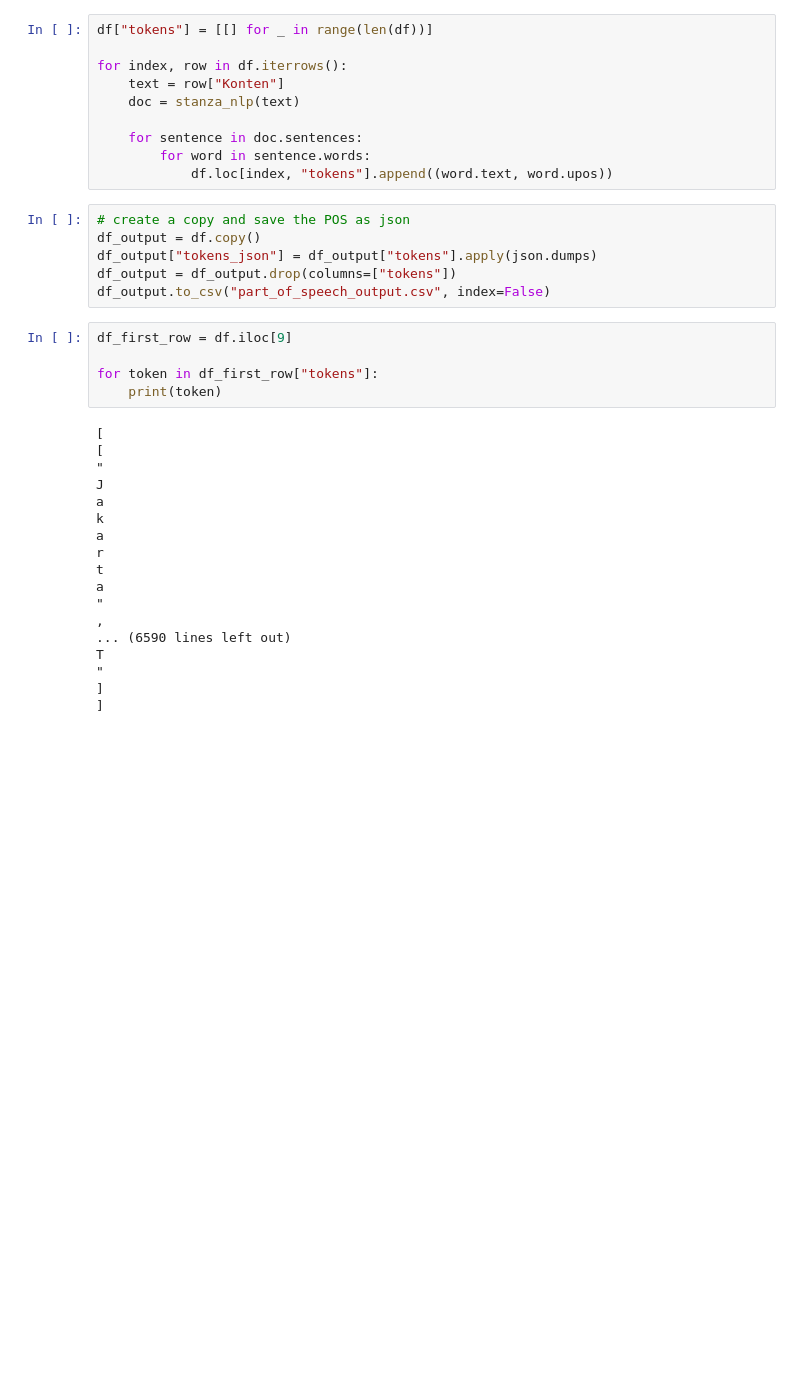
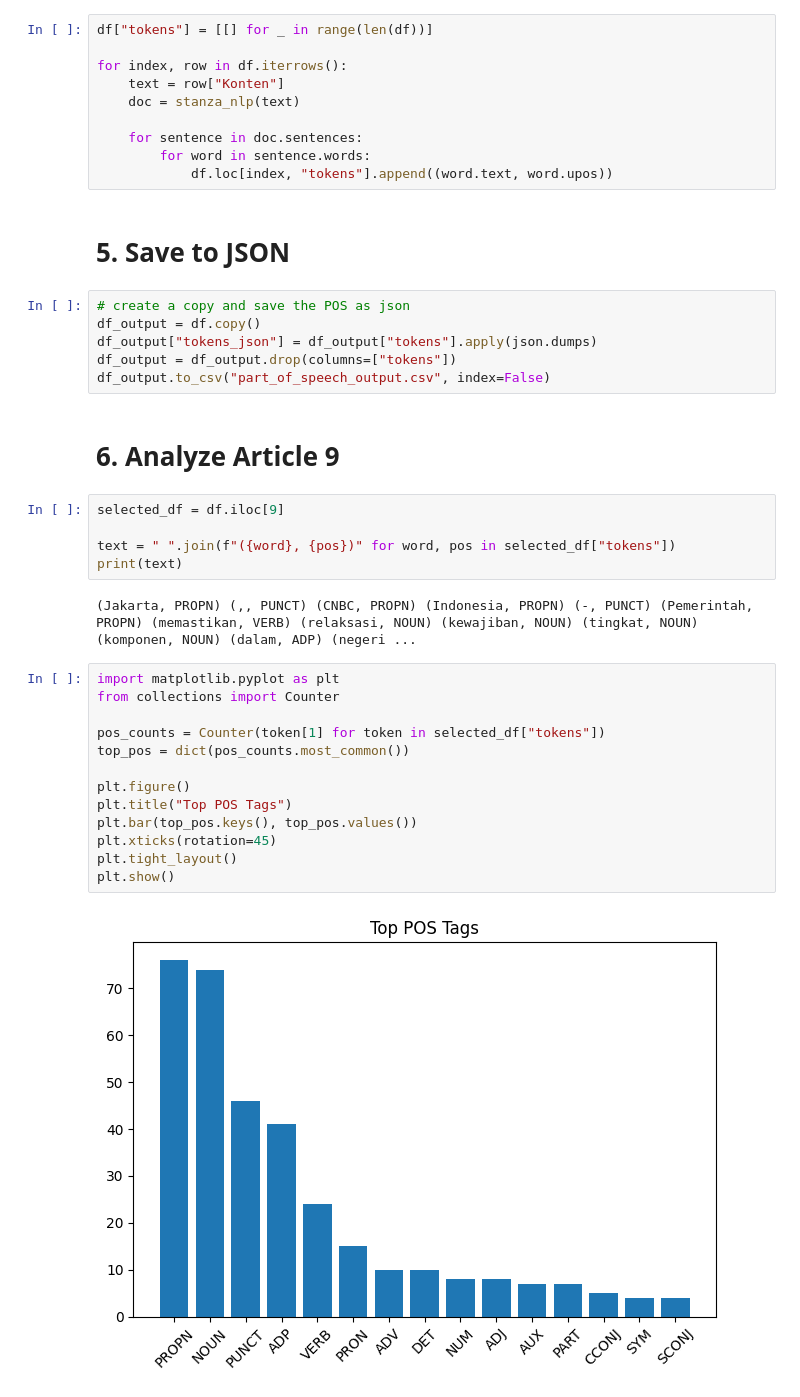
Before and after one commit to chiisana-riryi/kelompok-7-pba, a Jupyter notebook: week5/part_of_speech.ipynb, the cells around one changed output. Cells and saved outputs as stored; diff of their text form; blank space fills up the shorter version.

```diff
--- a/week5/part_of_speech.ipynb
+++ b/week5/part_of_speech.ipynb
@@ -70,32 +70,35 @@ for index, row in df.iterrows():
     for sentence in doc.sentences:
         for word in sentence.words:
             df.loc[index, "tokens"].append((word.text, word.upos))
+# %% [markdown]
+# 5. Save to JSON
 # %%
 # create a copy and save the POS as json
 df_output = df.copy()
 df_output["tokens_json"] = df_output["tokens"].apply(json.dumps)
 df_output = df_output.drop(columns=["tokens"])
 df_output.to_csv("part_of_speech_output.csv", index=False)
+# %% [markdown]
+# 6. Analyze Article 9
 # %%
-df_first_row = df.iloc[9]
+selected_df = df.iloc[9]
 
-for token in df_first_row["tokens"]:
-    print(token)
+text = " ".join(f"({word}, {pos})" for word, pos in selected_df["tokens"])
+print(text)
 # %% [output]
-[
-[
-"
-J
-a
-k
-a
-r
-t
-a
-"
-,
-... (6590 lines left out)
-T
-"
-]
-]
+(Jakarta, PROPN) (,, PUNCT) (CNBC, PROPN) (Indonesia, PROPN) (-, PUNCT) (Pemerintah, PROPN) (memastikan, VERB) (relaksasi, NOUN) (kewajiban, NOUN) (tingkat, NOUN) (komponen, NOUN) (dalam, ADP) (negeri ...
+# %%
+import matplotlib.pyplot as plt
+from collections import Counter
+
+pos_counts = Counter(token[1] for token in selected_df["tokens"])
+top_pos = dict(pos_counts.most_common())
+
+plt.figure()
+plt.title("Top POS Tags")
+plt.bar(top_pos.keys(), top_pos.values())
+plt.xticks(rotation=45)
+plt.tight_layout()
+plt.show()
+# %% [output]
+[figure, added]
```
Also changed, not shown: parts of 1 cell of this notebook, 1 other file.
